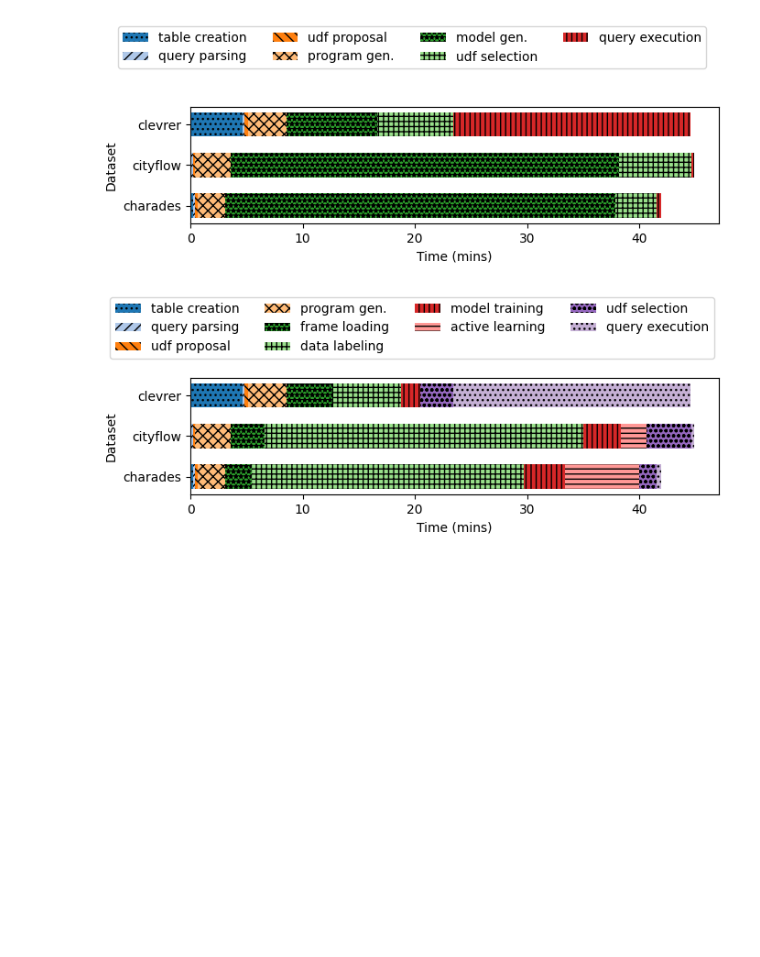
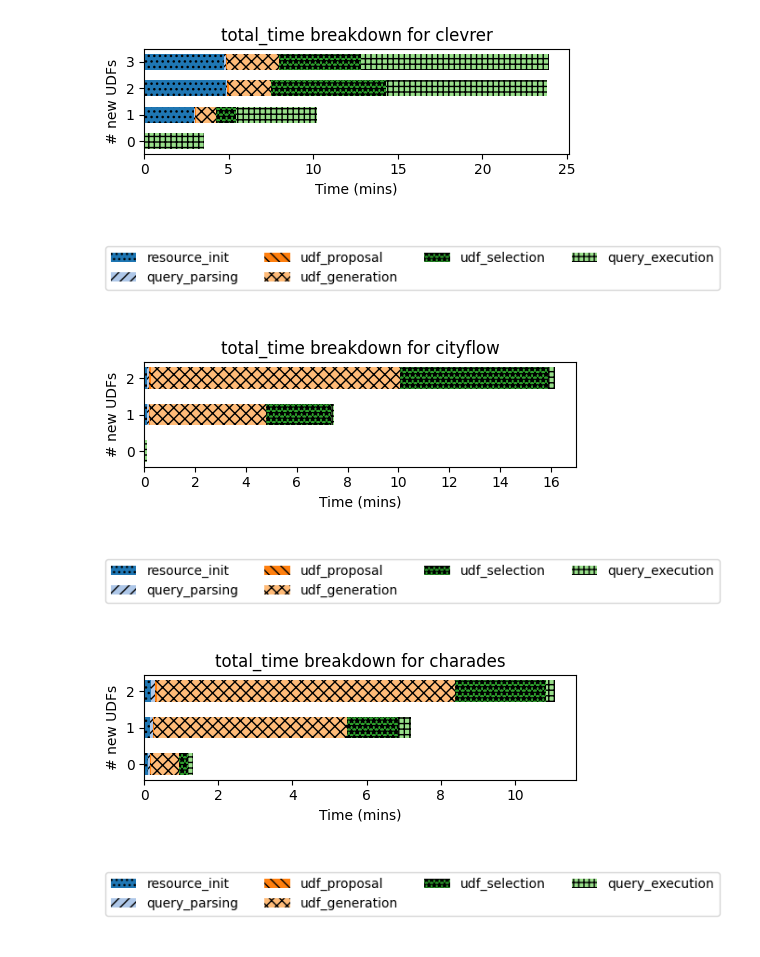
Before and after one commit to uwdb/VOCAL-UDF, a Jupyter notebook: experiments/analysis/execution_time.ipynb, the cells around one changed output. Saved outputs shown, nothing was run; the diff lists cells and outputs as text; code cells hidden in the pictures; blank space fills up the shorter version.

```diff
--- a/experiments/analysis/execution_time.ipynb
+++ b/experiments/analysis/execution_time.ipynb
@@ -447,52 +250,68 @@ def sanity_check(df):
 # %%
 # print(df.to_string())
 # %%
-def plot(granularity):
-    df_plot = df[(df["type"] != "total generation") & (df["subtype"] != "computing test score")]
+def plot_total_time_breakdown(dataset, target_df, title_name, x_label):
+    fig, ax = plt.subplots(figsize=(5, 2))
+    df_plot = target_df[(target_df["type"] != "total_generation")]
+    df_plot = df_plot[df_plot["dataset"] == dataset]
+    df_plot = df_plot.drop(columns=["dataset"])
 
-    df_plot = df_plot.groupby(["dataset", "query_class_name", "question_id", "run_id", granularity]).agg({"time": "sum"}).reset_index()
+    df_plot = df_plot.groupby(["num_missing_udfs", "query_class_name", "question_id", "run_id", "type"]).agg({x_label: "sum"}).reset_index()
 
     # convert time to minutes
-    df_plot.loc[:, "time"] = df_plot["time"] / 60
+    if x_label == "time":
+        df_plot.loc[:, x_label] = df_plot[x_label] / 60
 
     cmap = plt.get_cmap('tab20')
     hatch_patterns = ['...', '///', '\\\\\\', 'xxx', '***', '+++', '|||', '---', 'ooo']
 
-    fig, ax = plt.subplots(figsize=(7, 2))
-
     # Plotting each type as a stack
-    if granularity == "type":
-        types = ["table creation", "query parsing", "udf proposal", "program gen.", "model gen.", "udf selection", "query execution"]
-    elif granularity == "subtype":
-        types = ["table creation", "query parsing", "udf proposal", "program gen.", "frame loading", "data labeling", "model training", "active learning", "udf selection", "query execution"]
-    else:
-        raise Exception("Invalid granularity")
-    bottom = pd.Series([0.0] * len(df_plot['dataset'].unique()), index=df_plot['dataset'].unique())
-    all_datasets = df_plot['dataset'].unique()
-    y_positions = [0, 0.5, 1]
+    if title_name == "total_time":
+        types = ["resource_init", "query_parsing", "udf_proposal", "udf_generation", "udf_selection", "query_execution"]
+    elif title_name == "udf_generation_time":
+        types = ["program_generation", "model_distillation_init", "model_distillation_data_loading", "model_distillation_data_labeling", "model_distillation_model_training", "model_distillation_active_learning", "other"]
+    elif title_name == "cost":
+        types = ["query_parser", "propose_udfs", "generate_program", "model_udf_data_labeling", "verify_syntax_correctness"]
+    bottom = pd.Series([0.0] * len(df_plot['num_missing_udfs'].unique()), index=df_plot['num_missing_udfs'].unique())
+    all_num_missing_udfs = df_plot['num_missing_udfs'].unique()
+    y_positions = [0, 0.5, 1, 1.5][:all_num_missing_udfs.shape[0]]
     # Plotting each subtype on top of each other
     for i, type in enumerate(types):
-        subset = df_plot[df_plot[granularity] == type].groupby('dataset')['time'].sum().reindex(all_datasets, fill_value=0) / df_plot.groupby('dataset').apply(lambda x: x[['query_class_name', 'question_id', 'run_id']].drop_duplicates().shape[0], include_groups=False)
+        subset = df_plot[df_plot['type'] == type].groupby('num_missing_udfs')[x_label].sum().reindex(all_num_missing_udfs, fill_value=0) / df_plot.groupby('num_missing_udfs').apply(lambda x: x[['query_class_name', 'question_id', 'run_id']].drop_duplicates().shape[0], include_groups=False)
         ax.barh(y_positions, subset.values, label=type, left=bottom[subset.index], height=0.3, color=cmap(i % 20), hatch=hatch_patterns[i % len(hatch_patterns)], tick_label=subset.index)
         bottom[subset.index] += subset.values
 
     # Adding labels and title
-    ax.set_ylabel('Dataset')
-    ax.set_xlabel('Time (mins)')
-
-    # Adding legend
-    fig.legend(prop={"size": 10}, loc='upper center', bbox_to_anchor=(0.5, 1.4), fancybox=True, shadow=False, ncol=4)
+    ax.set_ylabel('# new UDFs')
+    if x_label == "time":
+        ax.set_xlabel('Time (mins)')
+    else:
+        ax.set_xlabel('Cost ($)')
+    ax.set_title(f"{title_name} breakdown for {dataset}")
 
     # Adjust layout
     fig.tight_layout()
-    fig.savefig(f"figures/runtime_{granularity}.pdf", bbox_inches='tight')
+    fig.savefig(f"figures/{title_name}_{dataset}.pdf", bbox_inches='tight')
 
+    handles, labels = ax.get_legend_handles_labels()
+
+    # Create a new figure for the legend
+    figLegend = plt.figure(figsize=(8, 1))
+    # Add the legend to the figure
+    figLegend.legend(handles, labels, loc='center', ncol=4, prop={"size": 10}, fancybox=True, shadow=False)
+    figLegend.savefig(f'figures/{title_name}_legend.pdf', bbox_inches='tight')
+
+    plt.gca().set_axis_off()
     # Show the plot
     plt.show()
-
-
-plot("type")
-plot("subtype")
-# %% [output]
-[figure, removed]
-[figure, removed]
+# %%
+datasets = ["clevrer", "cityflow", "charades"]
+for dataset in datasets:
+    plot_total_time_breakdown(dataset, total_time_df, "total_time", "time")
+# %% [output]
+[figure, added]
+[figure, added]
+[figure, added]
+[figure, added]
+[figure, added]
+[figure, added]
```
Also changed, not shown: parts of 6 cells of this notebook, 14 other files.
